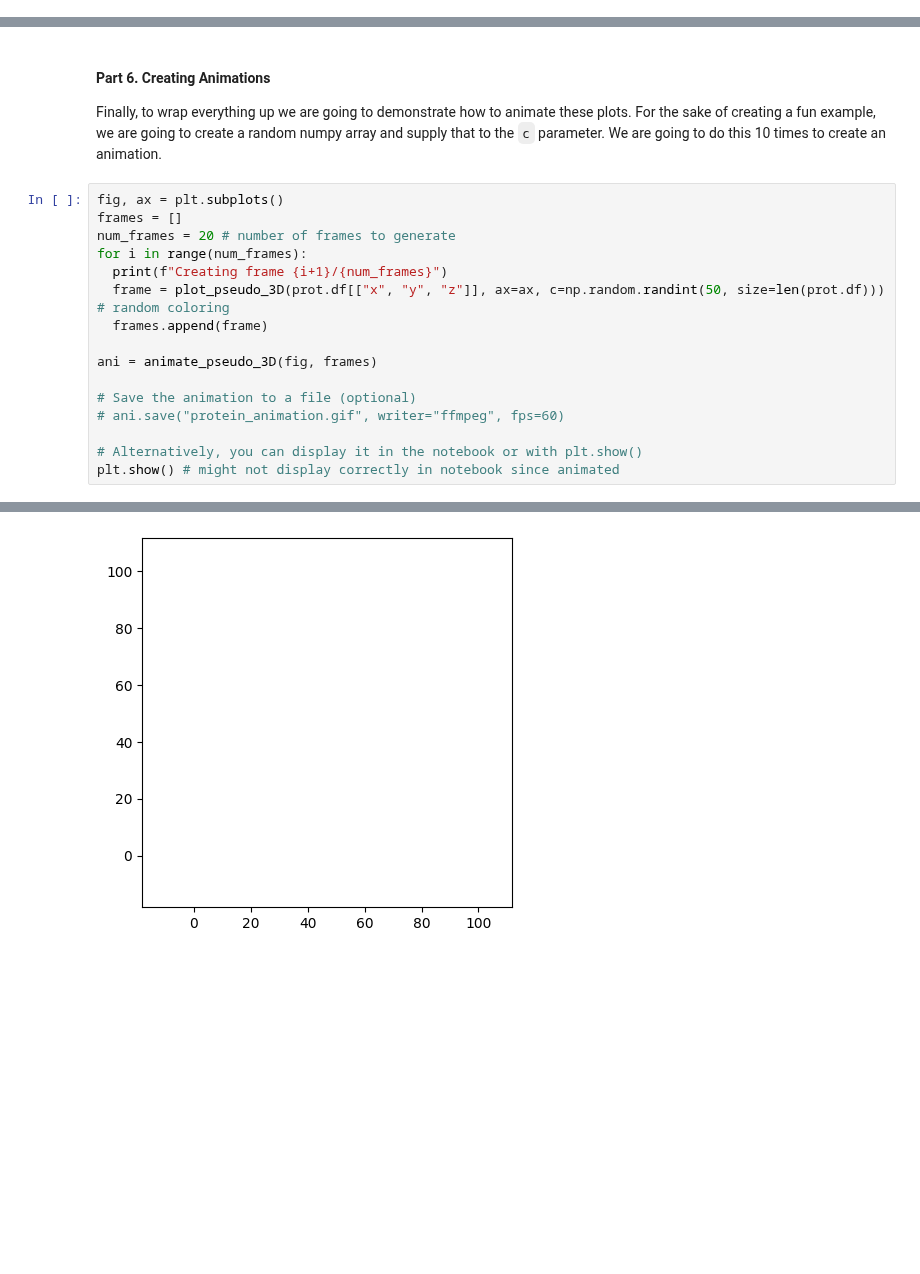
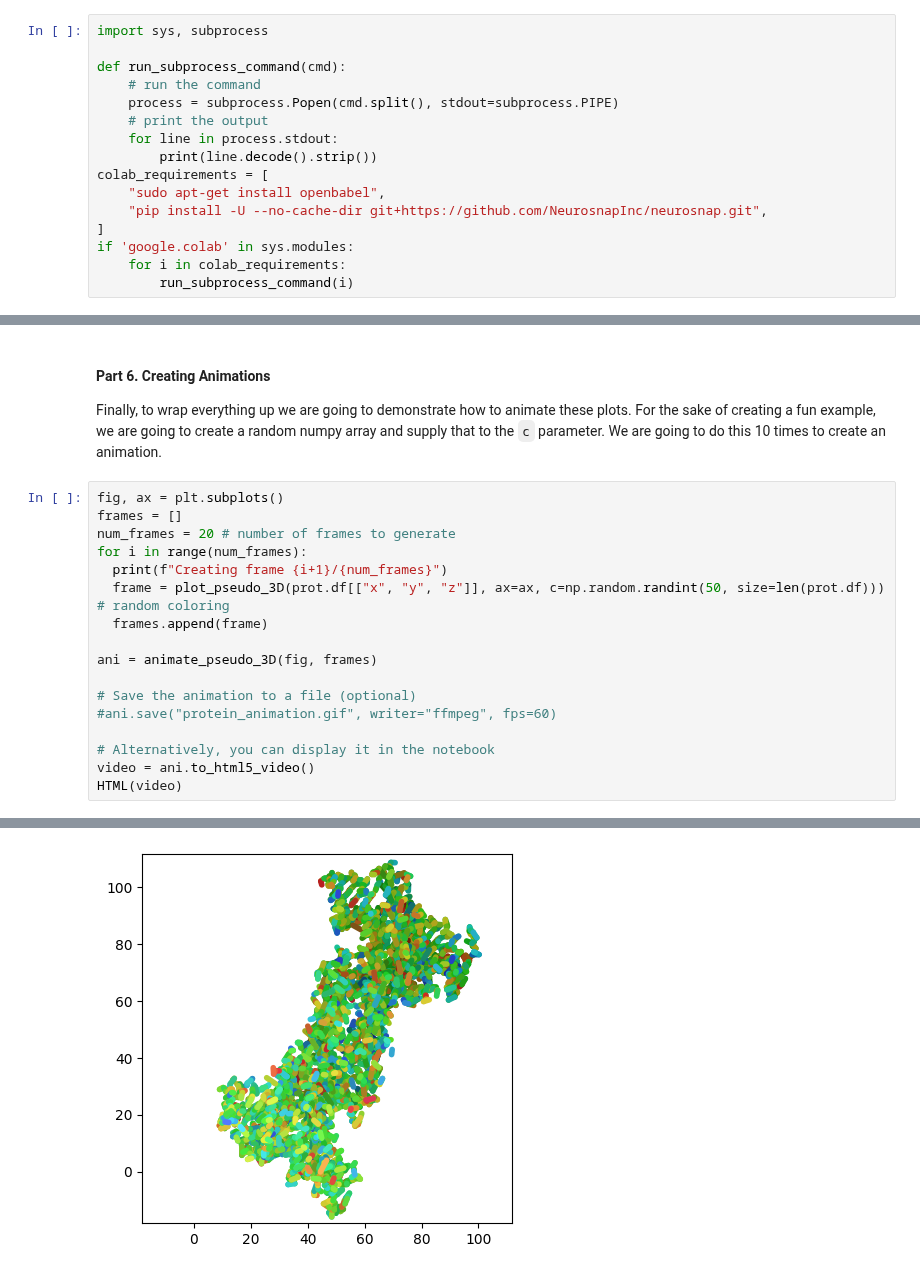
Before and after one commit to NeurosnapInc/neurosnap, a Jupyter notebook: example_notebooks/plots_and_animations.ipynb, the cells around one changed output, grey strips where cells are left out. Cells and saved outputs as stored; diff of their text form; blank space fills up the shorter version.

Commit message:
Enhance compatibility with Google Colab environment and improve animation displaying

```diff
--- a/example_notebooks/plots_and_animations.ipynb
+++ b/example_notebooks/plots_and_animations.ipynb
@@ -10,3 +16,19 @@ The algorithm itself was originally written by Dr. Sergey Ovchinnikov and adapte
+# %%
+import sys, subprocess
+
+def run_subprocess_command(cmd):
+    # run the command
+    process = subprocess.Popen(cmd.split(), stdout=subprocess.PIPE)
+    # print the output
+    for line in process.stdout:
+        print(line.decode().strip())
+colab_requirements = [
+    "sudo apt-get install openbabel",
+    "pip install -U --no-cache-dir git+https://github.com/NeurosnapInc/neurosnap.git",
+]
+if 'google.colab' in sys.modules:
+    for i in colab_requirements:
+        run_subprocess_command(i)
 # %% [markdown]
 #### Part 1. Load Protein
 The first step is to create a Neurosnap Protein Structure. In this example we'll be using the 1NKP from the PDB. 1NKP features a crystal structure of Myc-Max transcription factors recognizing DNA.
@@ -134,10 +155,11 @@ for i in range(num_frames):
 ani = animate_pseudo_3D(fig, frames)
 
 # Save the animation to a file (optional)
-# ani.save("protein_animation.gif", writer="ffmpeg", fps=60)
+#ani.save("protein_animation.gif", writer="ffmpeg", fps=60)
 
-# Alternatively, you can display it in the notebook or with plt.show()
-plt.show() # might not display correctly in notebook since animated
+# Alternatively, you can display it in the notebook
+video = ani.to_html5_video()
+HTML(video)
 # %% [output]
 Creating frame 1/20
 Creating frame 2/20
@@ -162 +185 @@ Creating frame 20/20
-[figure, old version]
+[figure, new version]
```
Also changed, not shown: parts of 4 cells of this notebook.
